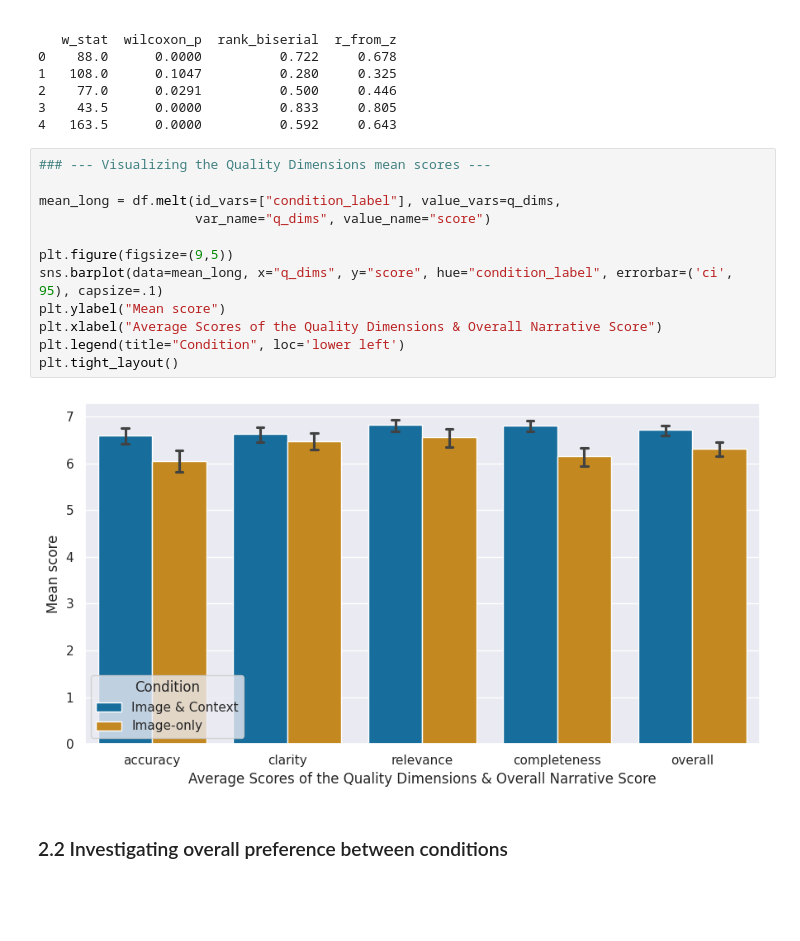
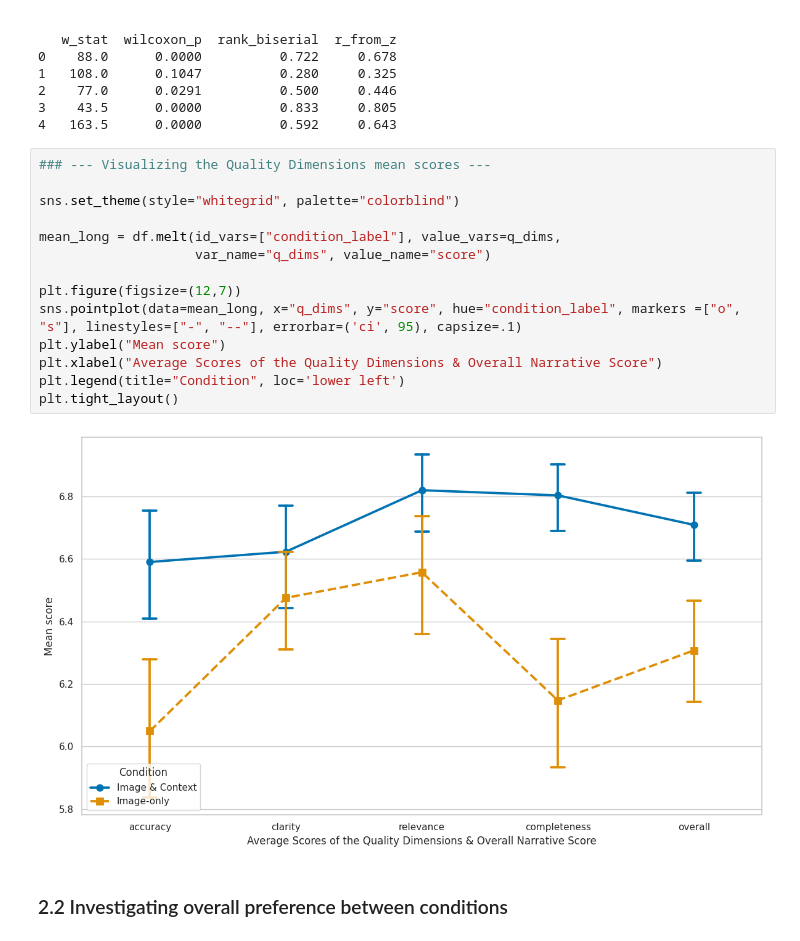
Before and after one commit to lazarmarek/UvA-Thesis, a Jupyter notebook: study1/notebooks/data_analysis.ipynb, the cells around one changed output. Cells and saved outputs as stored; diff of their text form; blank space fills up the shorter version.

Commit message:
changes to plots

```diff
--- a/study1/notebooks/data_analysis.ipynb
+++ b/study1/notebooks/data_analysis.ipynb
@@ -340,17 +340,19 @@ print(stats_df)
 4   163.5      0.0000          0.592     0.643
 # %%
 ### --- Visualizing the Quality Dimensions mean scores ---
+
+sns.set_theme(style="whitegrid", palette="colorblind")
 
 mean_long = df.melt(id_vars=["condition_label"], value_vars=q_dims,
                     var_name="q_dims", value_name="score")
 
-plt.figure(figsize=(9,5))
-sns.barplot(data=mean_long, x="q_dims", y="score", hue="condition_label", errorbar=('ci', 95), capsize=.1)
+plt.figure(figsize=(12,7))
+sns.pointplot(data=mean_long, x="q_dims", y="score", hue="condition_label", markers =["o", "s"], linestyles=["-", "--"], errorbar=('ci', 95), capsize=.1)
 plt.ylabel("Mean score")
 plt.xlabel("Average Scores of the Quality Dimensions & Overall Narrative Score")
 plt.legend(title="Condition", loc='lower left')
 plt.tight_layout()
 # %% [output]
-[figure, old version]
+[figure, new version]
 # %% [markdown]
 ### 2.2 Investigating overall preference between conditions
```
Also changed, not shown: parts of 3 cells of this notebook, 1 other file.
